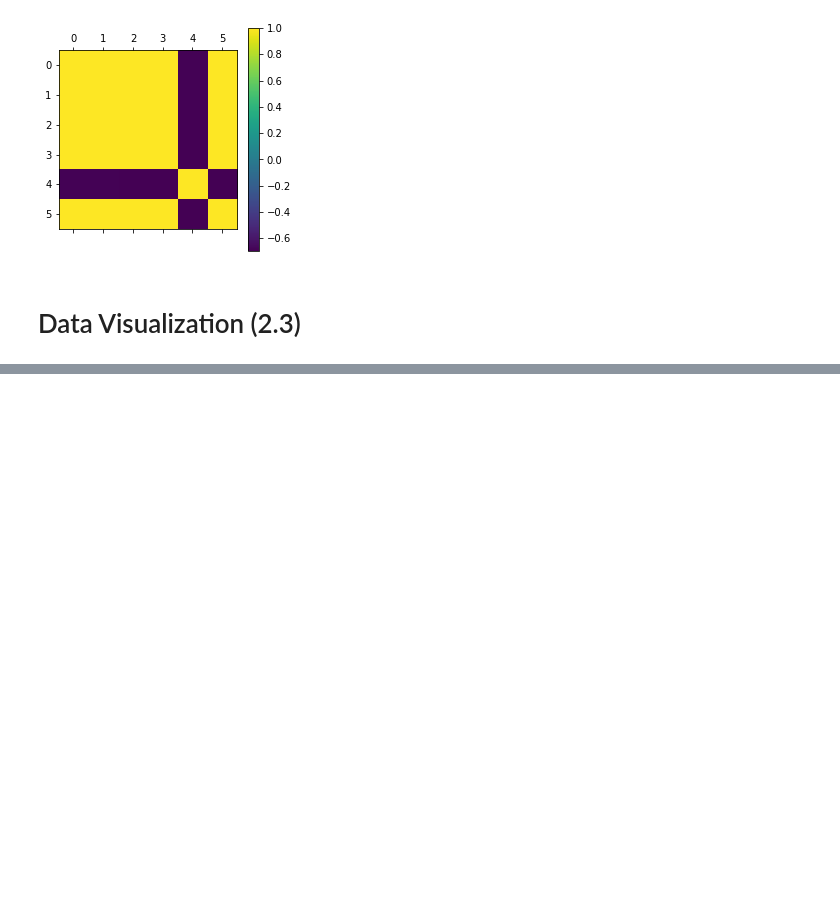
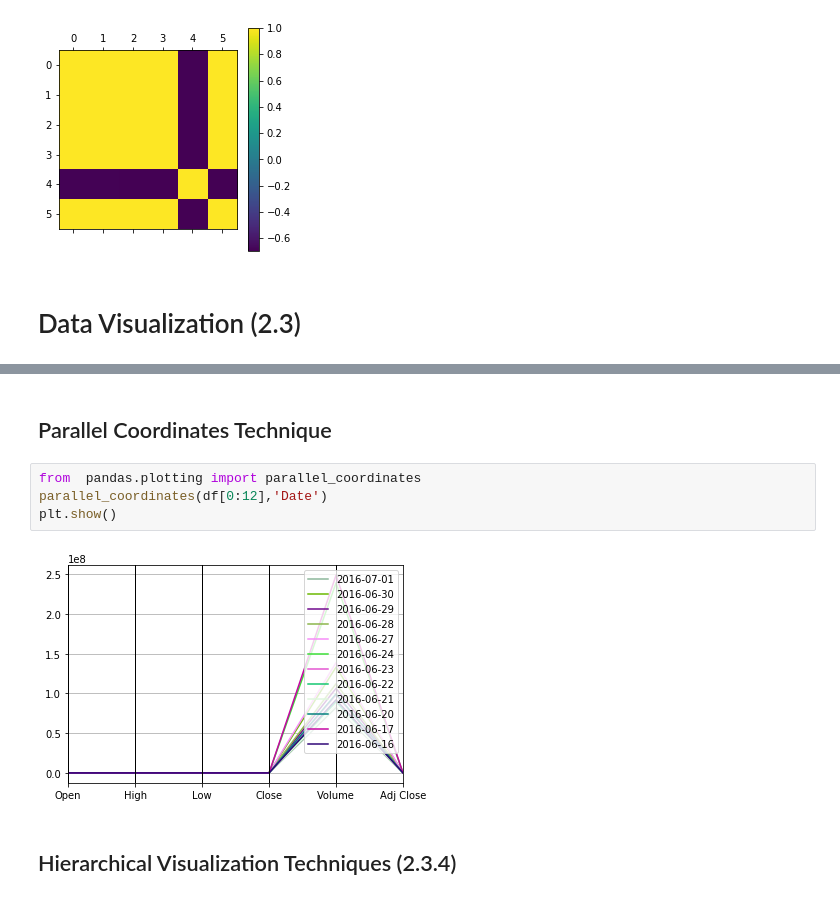
Before and after one commit to abbasiehsan1991/DataMining_concepts, a Jupyter notebook: Data_Mining_Concepts.ipynb, the cells around one changed output, grey strips where cells are left out. Drawn from its saved outputs; the diff is of its cells as text; blank space fills up the shorter version.

```diff
--- a/Data_Mining_Concepts.ipynb
+++ b/Data_Mining_Concepts.ipynb
@@ -280,0 +302,10 @@ plt.colorbar()
+# %% [markdown]
+## Parallel Coordinates Technique
+# %%
+from  pandas.plotting import parallel_coordinates
+parallel_coordinates(df[0:12],'Date')
+plt.show()
+# %% [output]
+[figure, added]
+# %% [markdown]
+## Hierarchical Visualization Techniques (2.3.4)
```
Also changed, not shown: parts of 3 cells of this notebook.
